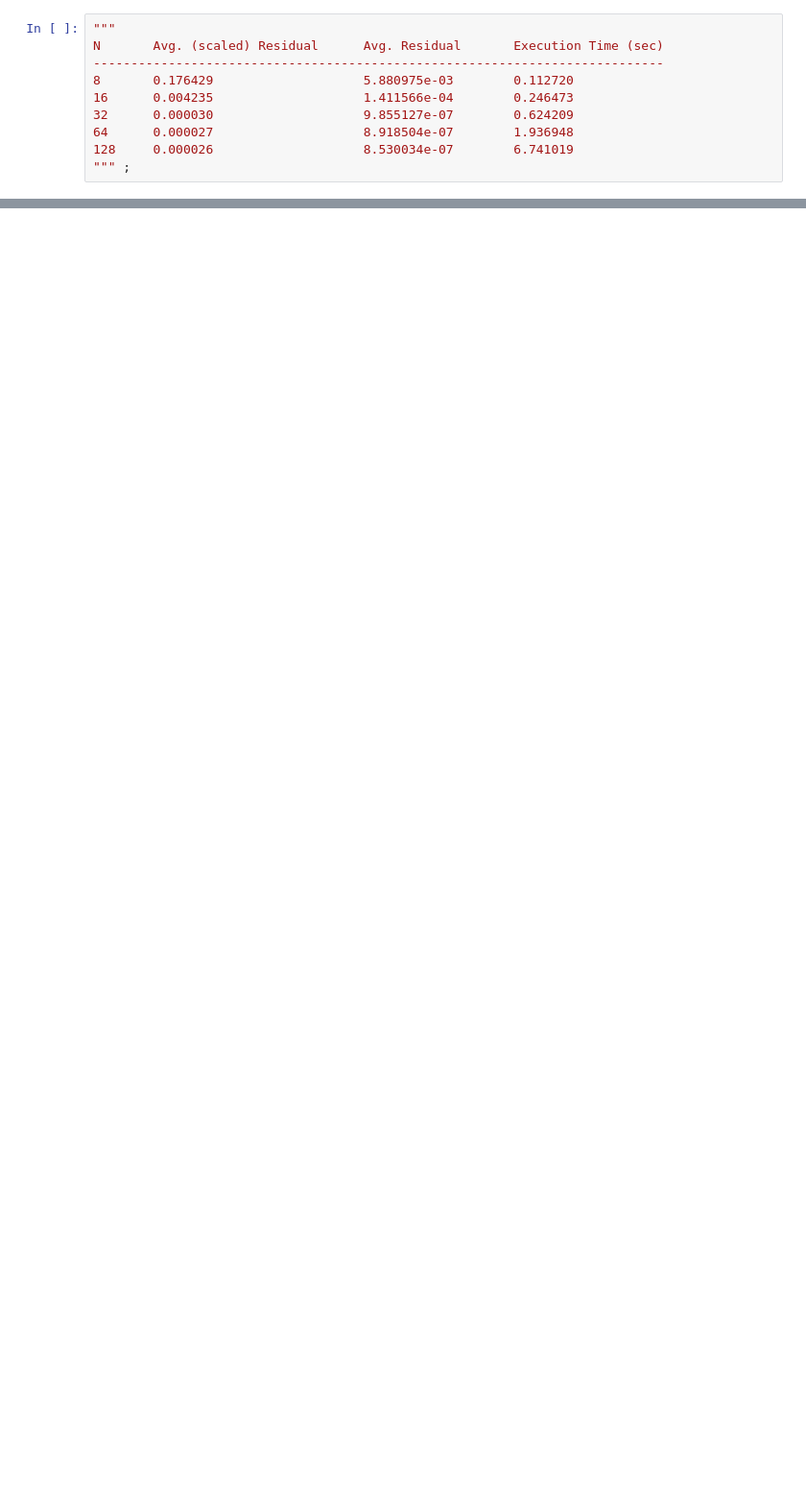
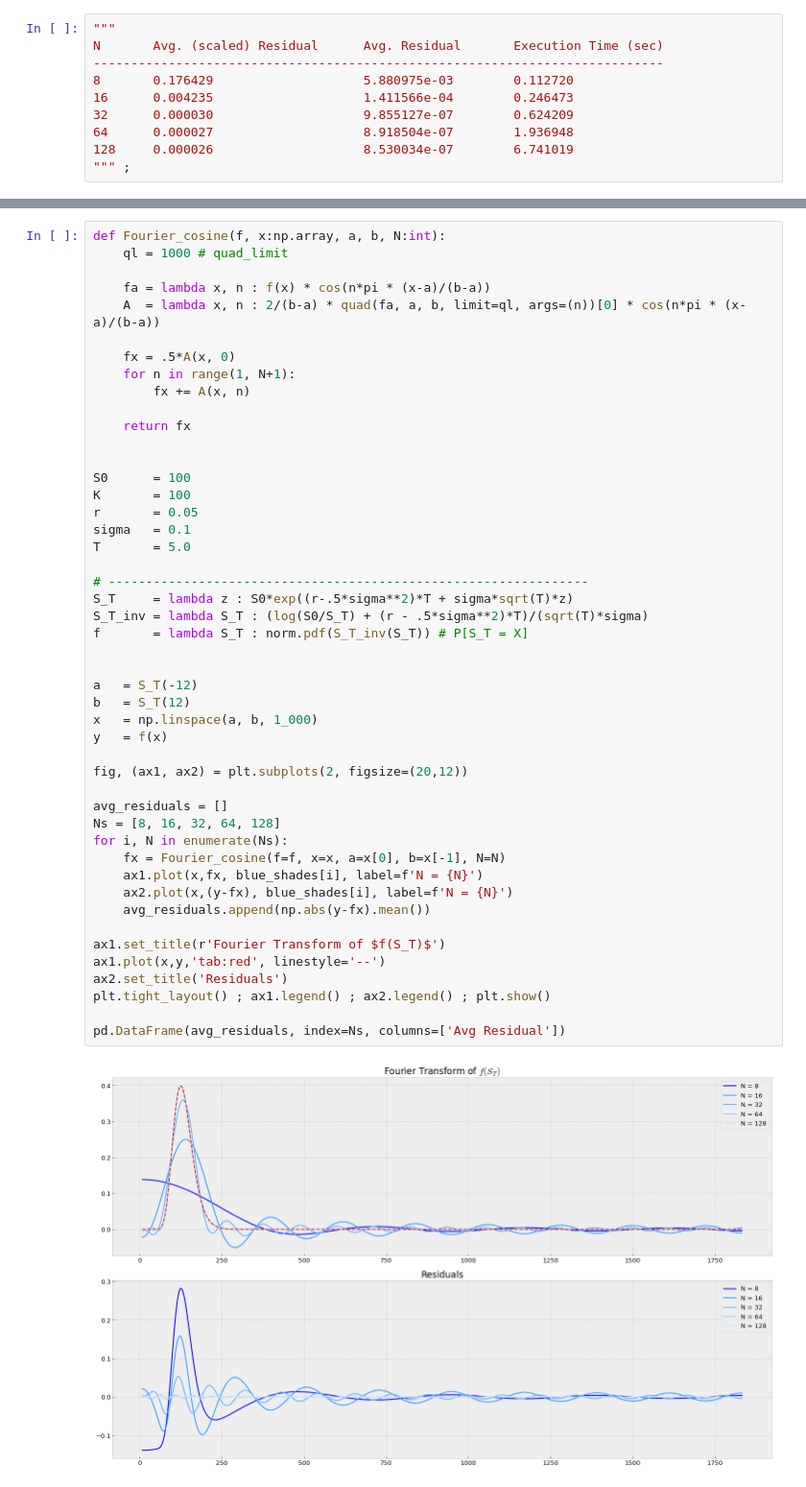
Before and after one commit to ithakis/Pricing-Options-with-Black-Scholes, a Jupyter notebook: Pricing Options with Fourier.ipynb, the cells around one changed output, grey strips where cells are left out. Shown at 96% size. Drawn from its saved outputs; the diff is of its cells as text; blank space fills up the shorter version.

```diff
--- a/Pricing Options with Fourier.ipynb
+++ b/Pricing Options with Fourier.ipynb
@@ -195,0 +210,49 @@ N       Avg. (scaled) Residual      Avg. Residual       Execution Time (sec)
+# %%
+def Fourier_cosine(f, x:np.array, a, b, N:int):
+    ql = 1000 # quad_limit
+
+    fa = lambda x, n : f(x) * cos(n*pi * (x-a)/(b-a))
+    A  = lambda x, n : 2/(b-a) * quad(fa, a, b, limit=ql, args=(n))[0] * cos(n*pi * (x-a)/(b-a))
+
+    fx = .5*A(x, 0)
+    for n in range(1, N+1):
+        fx += A(x, n)
+
+    return fx
+
+
+S0      = 100
+K       = 100
+r       = 0.05
+sigma   = 0.1
+T       = 5.0
+
+# ----------------------------------------------------------------
+S_T     = lambda z : S0*exp((r-.5*sigma**2)*T + sigma*sqrt(T)*z)
+S_T_inv = lambda S_T : (log(S0/S_T) + (r - .5*sigma**2)*T)/(sqrt(T)*sigma)
+f       = lambda S_T : norm.pdf(S_T_inv(S_T)) # P[S_T = X]
+
+
+a   = S_T(-12)
+b   = S_T(12)
+x   = np.linspace(a, b, 1_000)
+y   = f(x)
+
+fig, (ax1, ax2) = plt.subplots(2, figsize=(20,12))
+
+avg_residuals = []
+Ns = [8, 16, 32, 64, 128]
+for i, N in enumerate(Ns):
+    fx = Fourier_cosine(f=f, x=x, a=x[0], b=x[-1], N=N)
+    ax1.plot(x,fx, blue_shades[i], label=f'N = {N}')
+    ax2.plot(x,(y-fx), blue_shades[i], label=f'N = {N}')
+    avg_residuals.append(np.abs(y-fx).mean())
+
+ax1.set_title(r'Fourier Transform of $f(S_T)$')
+ax1.plot(x,y,'tab:red', linestyle='--')
+ax2.set_title('Residuals')
+plt.tight_layout() ; ax1.legend() ; ax2.legend() ; plt.show()
+
+pd.DataFrame(avg_residuals, index=Ns, columns=['Avg Residual'])
+# %% [output]
+[figure, added]
```
Also changed, not shown: parts of 31 cells of this notebook.
